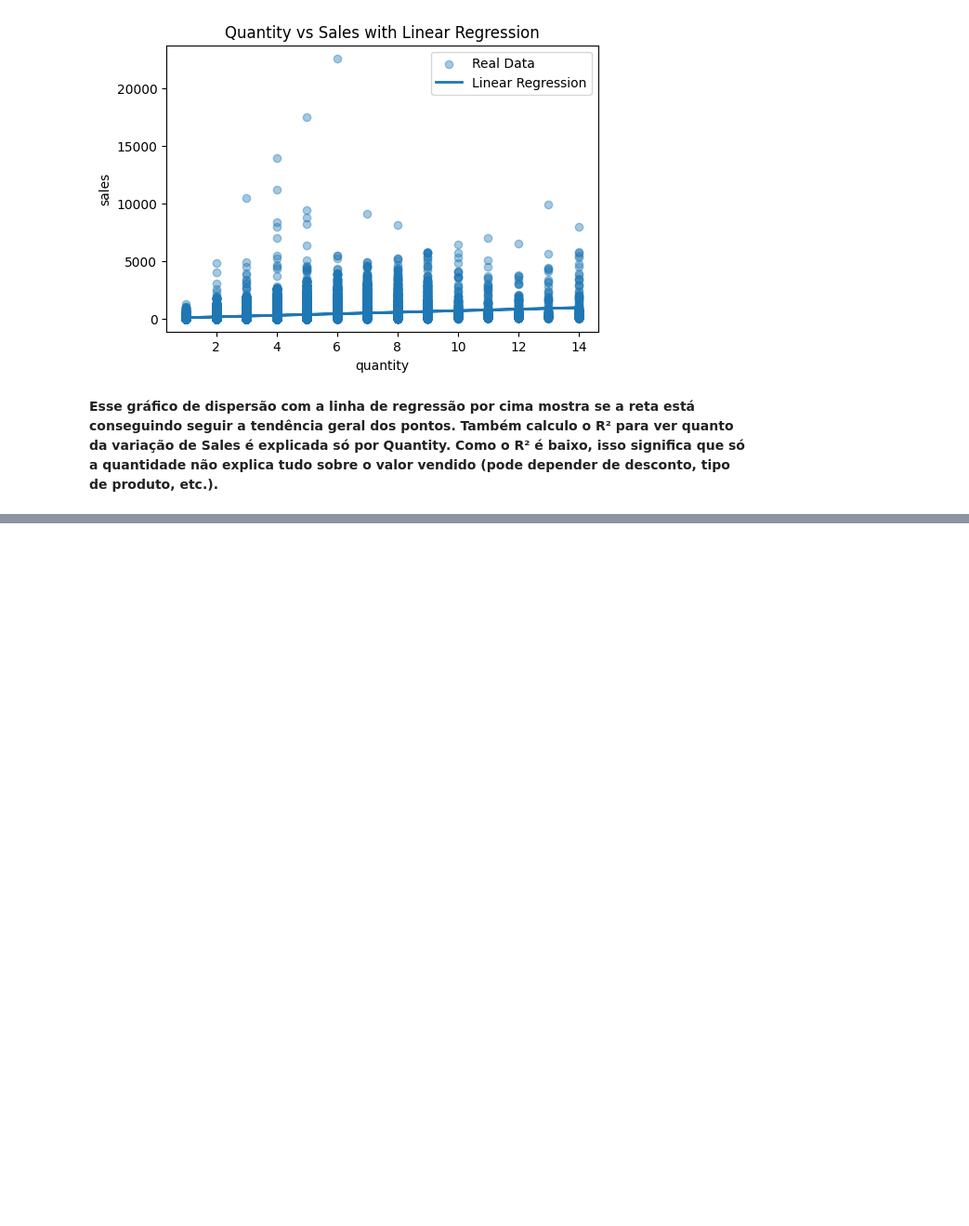
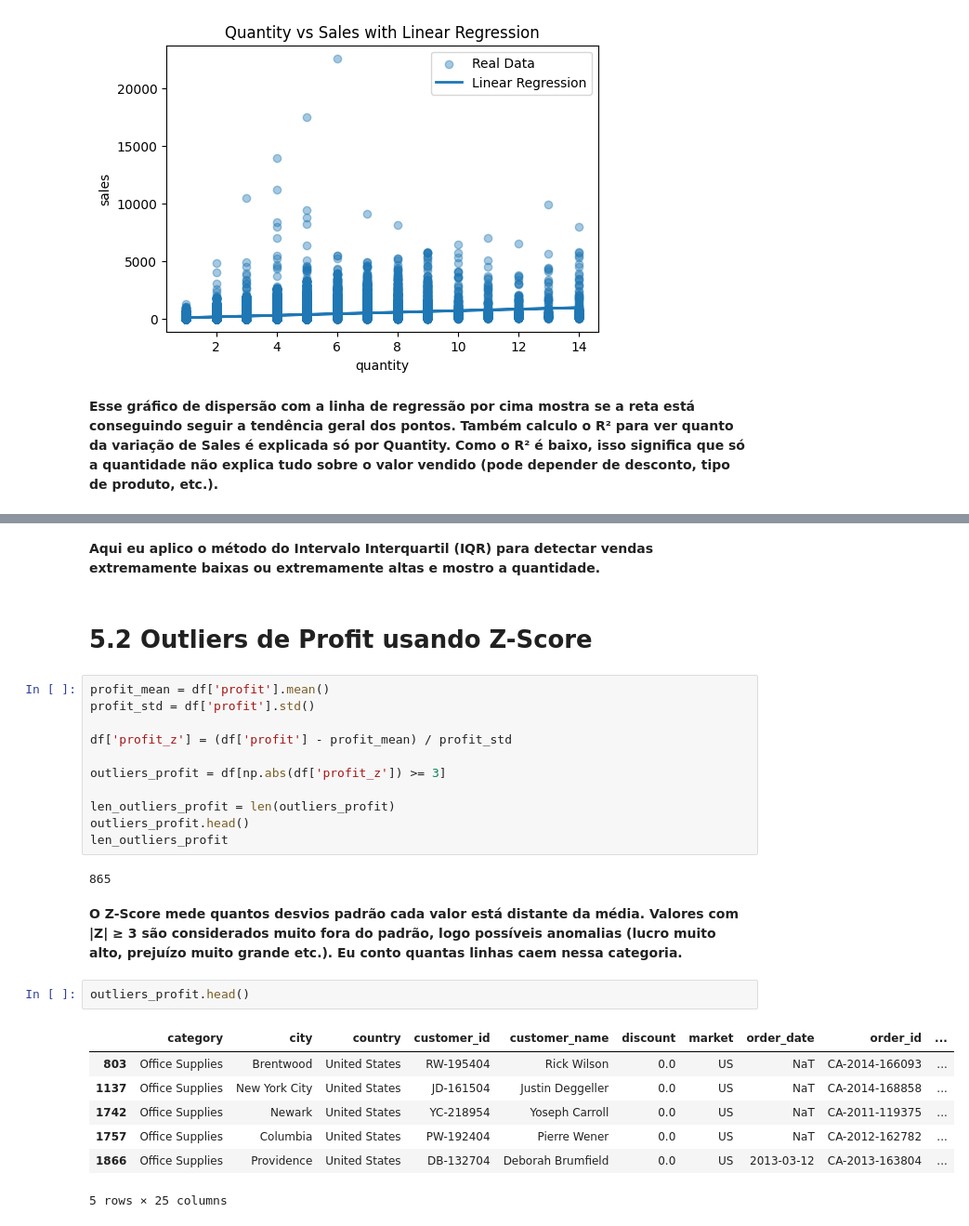
Before and after one commit to thiagoroncete/Trabalho-SuperStore, a Jupyter notebook: trabalho-cd.ipynb, the cells around one changed output, grey strips where cells are left out. Shown at 93% size. Cells and saved outputs as stored; diff of their text form; blank space fills up the shorter version.

```diff
--- a/trabalho-cd.ipynb
+++ b/trabalho-cd.ipynb
@@ -421,0 +439,31 @@ Também calculo o R² para ver quanto da variação de Sales é explicada só po
+# %% [markdown]
+**Aqui eu aplico o método do Intervalo Interquartil (IQR) para detectar vendas extremamente baixas ou extremamente altas e mostro a quantidade.**
+# %% [markdown]
+# 5.2 Outliers de Profit usando Z-Score
+# %%
+profit_mean = df['profit'].mean()
+profit_std = df['profit'].std()
+
+df['profit_z'] = (df['profit'] - profit_mean) / profit_std
+
+outliers_profit = df[np.abs(df['profit_z']) >= 3]
+
+len_outliers_profit = len(outliers_profit)
+outliers_profit.head()
+len_outliers_profit
+# %% [output]
+865
+# %% [markdown]
+**O Z-Score mede quantos desvios padrão cada valor está distante da média.
+Valores com |Z| ≥ 3 são considerados muito fora do padrão, logo possíveis anomalias (lucro muito alto, prejuízo muito grande etc.).
+Eu conto quantas linhas caem nessa categoria.**
+# %%
+outliers_profit.head()
+# %% [output]
+|  | category | city | country | customer_id | customer_name | discount | market | order_date | order_id | ... |
+| 803 | Office Supplies | Brentwood | United States | RW-195404 | Rick Wilson | 0.0 | US | NaT | CA-2014-166093 | ... |
+| 1137 | Office Supplies | New York City | United States | JD-161504 | Justin Deggeller | 0.0 | US | NaT | CA-2014-168858 | ... |
+| 1742 | Office Supplies | Newark | United States | YC-218954 | Yoseph Carroll | 0.0 | US | NaT | CA-2011-119375 | ... |
+| 1757 | Office Supplies | Columbia | United States | PW-192404 | Pierre Wener | 0.0 | US | NaT | CA-2012-162782 | ... |
+| 1866 | Office Supplies | Providence | United States | DB-132704 | Deborah Brumfield | 0.0 | US | 2013-03-12 | CA-2013-163804 | ... |
+5 rows × 25 columns
```
Also changed, not shown: parts of 6 cells of this notebook.
